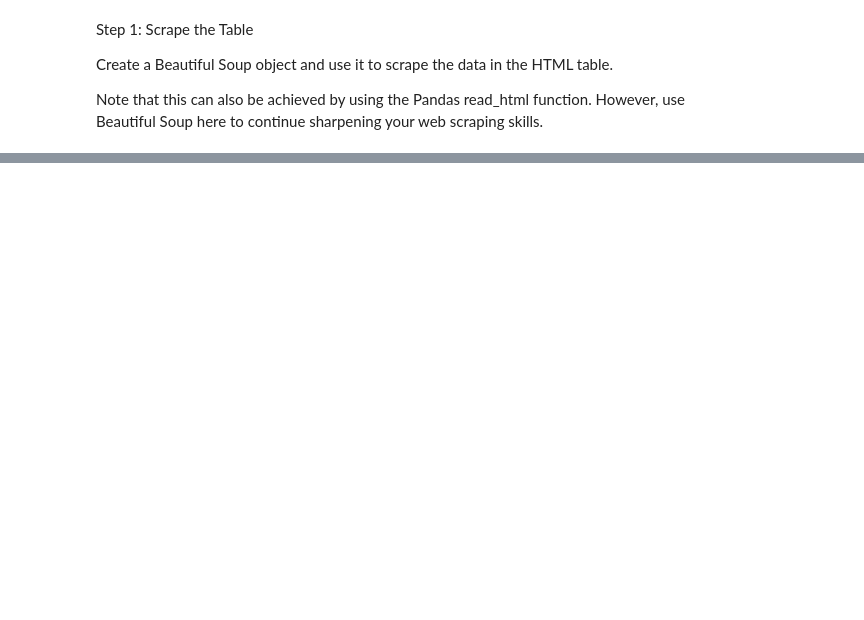
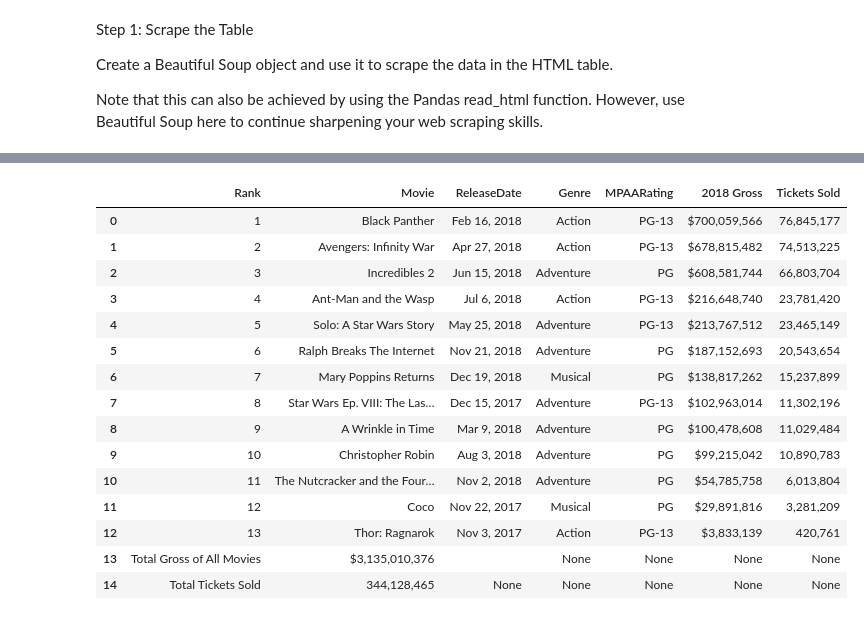
Before and after one commit to msills30/disney-webscrape, a Jupyter notebook: disney-dataclean.ipynb, the cells around one changed output, grey strips where cells are left out. Drawn from its saved outputs; the diff is of its cells as text; code cells hidden in the pictures; blank space fills up the shorter version.

```diff
--- a/disney-dataclean.ipynb
+++ b/disney-dataclean.ipynb
@@ -114,0 +147,4 @@ browser.quit()
+# %%
+# Parse the website
+html = browser.html
+html_soup = soup(html, 'html.parser')
@@ -114,0 +155,8 @@ browser.quit()
+# %%
+
+soup = BeautifulSoup(html, 'html.parser')
+
+# Find the specific div with the 'page_filling_chart' ID
+div = soup.find_all('div', id='page_filling_chart')
+
+div[1]
@@ -114,0 +181,6 @@ browser.quit()
+# %%
+second_div = div[1]  # Access the second div
+
+# Find the table within the second div
+table = second_div.find('table')
+table
@@ -114,0 +205,35 @@ browser.quit()
+# %%
+
+
+# Extract data from the table, including the header
+header_row = table.find('tr')
+header = [cell.get_text(strip=True) for cell in header_row.find_all(['th', 'td'])]
+
+data = []
+for row in table.find_all('tr')[1:]:
+    row_data = [cell.get_text(strip=True) for cell in row.find_all(['th', 'td'])]
+    if row_data:
+        data.append(row_data)
+
+# Create a DataFrame from the extracted data
+df = pd.DataFrame(data, columns=header)
+# %%
+df_2018 = pd.DataFrame(data, columns=header)
+df_2018
+# %% [output]
+|  | Rank | Movie | ReleaseDate | Genre | MPAARating | 2018 Gross | Tickets Sold |
+| 0 | 1 | Black Panther | Feb 16, 2018 | Action | PG-13 | $700,059,566 | 76,845,177 |
+| 1 | 2 | Avengers: Infinity War | Apr 27, 2018 | Action | PG-13 | $678,815,482 | 74,513,225 |
+| 2 | 3 | Incredibles 2 | Jun 15, 2018 | Adventure | PG | $608,581,744 | 66,803,704 |
+| 3 | 4 | Ant-Man and the Wasp | Jul 6, 2018 | Action | PG-13 | $216,648,740 | 23,781,420 |
+| 4 | 5 | Solo: A Star Wars Story | May 25, 2018 | Adventure | PG-13 | $213,767,512 | 23,465,149 |
+| 5 | 6 | Ralph Breaks The Internet | Nov 21, 2018 | Adventure | PG | $187,152,693 | 20,543,654 |
+| 6 | 7 | Mary Poppins Returns | Dec 19, 2018 | Musical | PG | $138,817,262 | 15,237,899 |
+| 7 | 8 | Star Wars Ep. VIII: The Las… | Dec 15, 2017 | Adventure | PG-13 | $102,963,014 | 11,302,196 |
+| 8 | 9 | A Wrinkle in Time | Mar 9, 2018 | Adventure | PG | $100,478,608 | 11,029,484 |
+| 9 | 10 | Christopher Robin | Aug 3, 2018 | Adventure | PG | $99,215,042 | 10,890,783 |
+| 10 | 11 | The Nutcracker and the Four… | Nov 2, 2018 | Adventure | PG | $54,785,758 | 6,013,804 |
+| 11 | 12 | Coco | Nov 22, 2017 | Musical | PG | $29,891,816 | 3,281,209 |
+| 12 | 13 | Thor: Ragnarok | Nov 3, 2017 | Action | PG-13 | $3,833,139 | 420,761 |
+| 13 | Total Gross of All Movies | $3,135,010,376 |  | None | None | None | None |
+| 14 | Total Tickets Sold | 344,128,465 | None | None | None | None | None |
```
Also changed, not shown: parts of 12 cells of this notebook, 1 other file.
